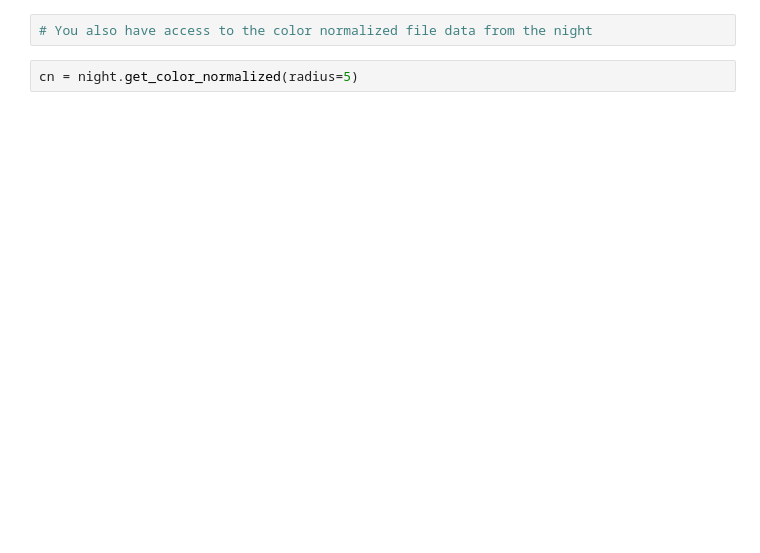
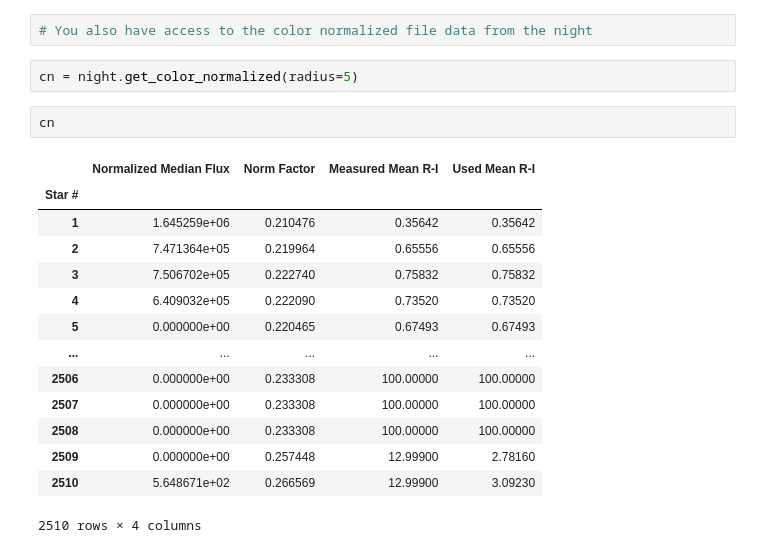
Before and after one commit to LutherAstrophysics/suman-analysis, a Jupyter notebook: intra/all_data_intranight.ipynb, the cells around one changed output. Saved outputs shown, nothing was run; the diff lists cells and outputs as text; blank space fills up the shorter version.

```diff
--- a/intra/all_data_intranight.ipynb
+++ b/intra/all_data_intranight.ipynb
@@ -142,3 +148,20 @@ s16.data
 # You also have access to the color normalized file data from the night
 # %%
 cn = night.get_color_normalized(radius=5)
+# %%
+cn
+# %% [output]
+|  | Normalized Median Flux | Norm Factor | Measured Mean R-I | Used Mean R-I |
+| Star # |  |  |  |  |
+| 1 | 1.645259e+06 | 0.210476 | 0.35642 | 0.35642 |
+| 2 | 7.471364e+05 | 0.219964 | 0.65556 | 0.65556 |
+| 3 | 7.506702e+05 | 0.222740 | 0.75832 | 0.75832 |
+| 4 | 6.409032e+05 | 0.222090 | 0.73520 | 0.73520 |
+| 5 | 0.000000e+00 | 0.220465 | 0.67493 | 0.67493 |
+| ... | ... | ... | ... | ... |
+| 2506 | 0.000000e+00 | 0.233308 | 100.00000 | 100.00000 |
+| 2507 | 0.000000e+00 | 0.233308 | 100.00000 | 100.00000 |
+| 2508 | 0.000000e+00 | 0.233308 | 100.00000 | 100.00000 |
+| 2509 | 0.000000e+00 | 0.257448 | 12.99900 | 2.78160 |
+| 2510 | 5.648671e+02 | 0.266569 | 12.99900 | 3.09230 |
+2510 rows × 4 columns
```
Also changed, not shown: parts of 13 cells of this notebook.
